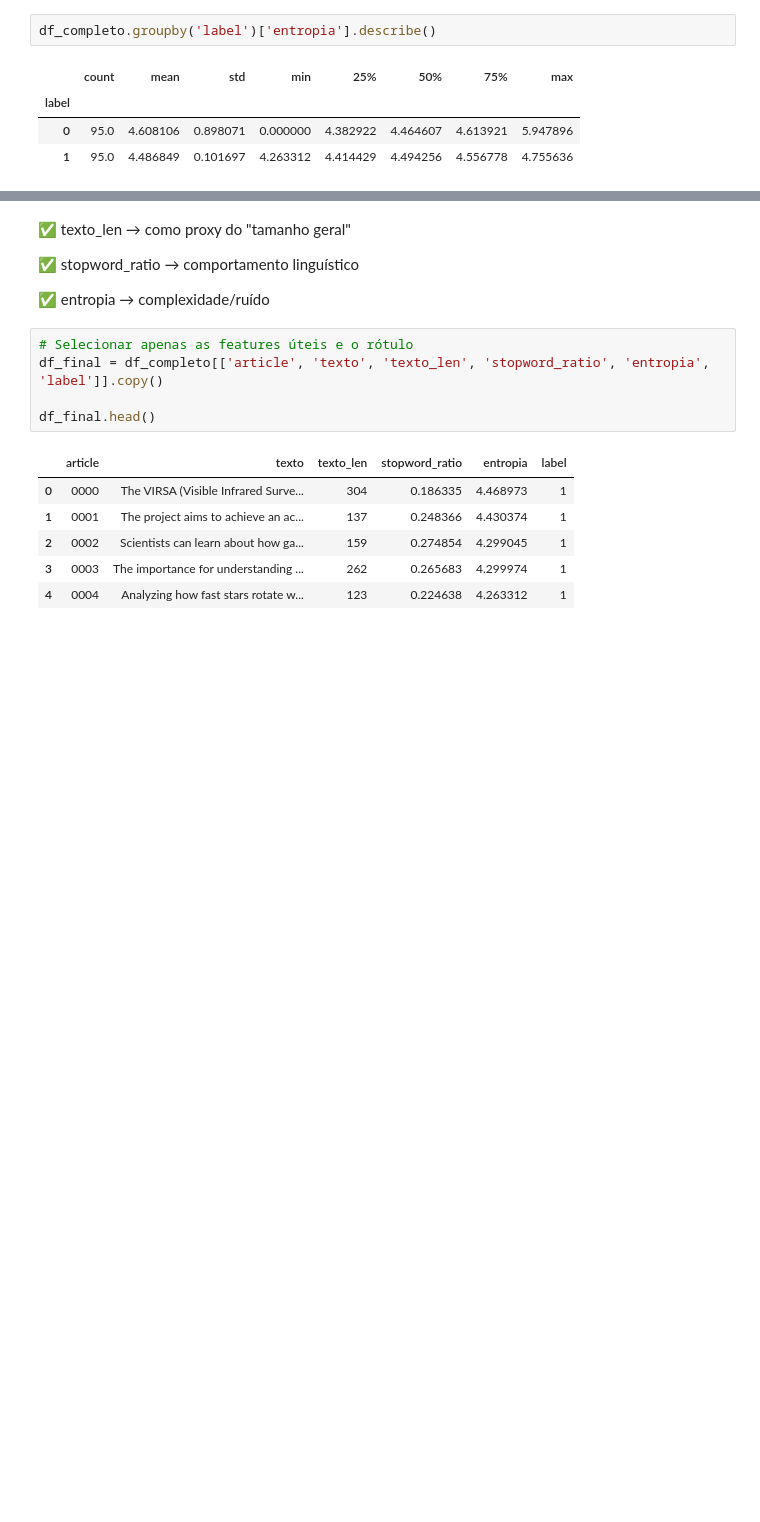
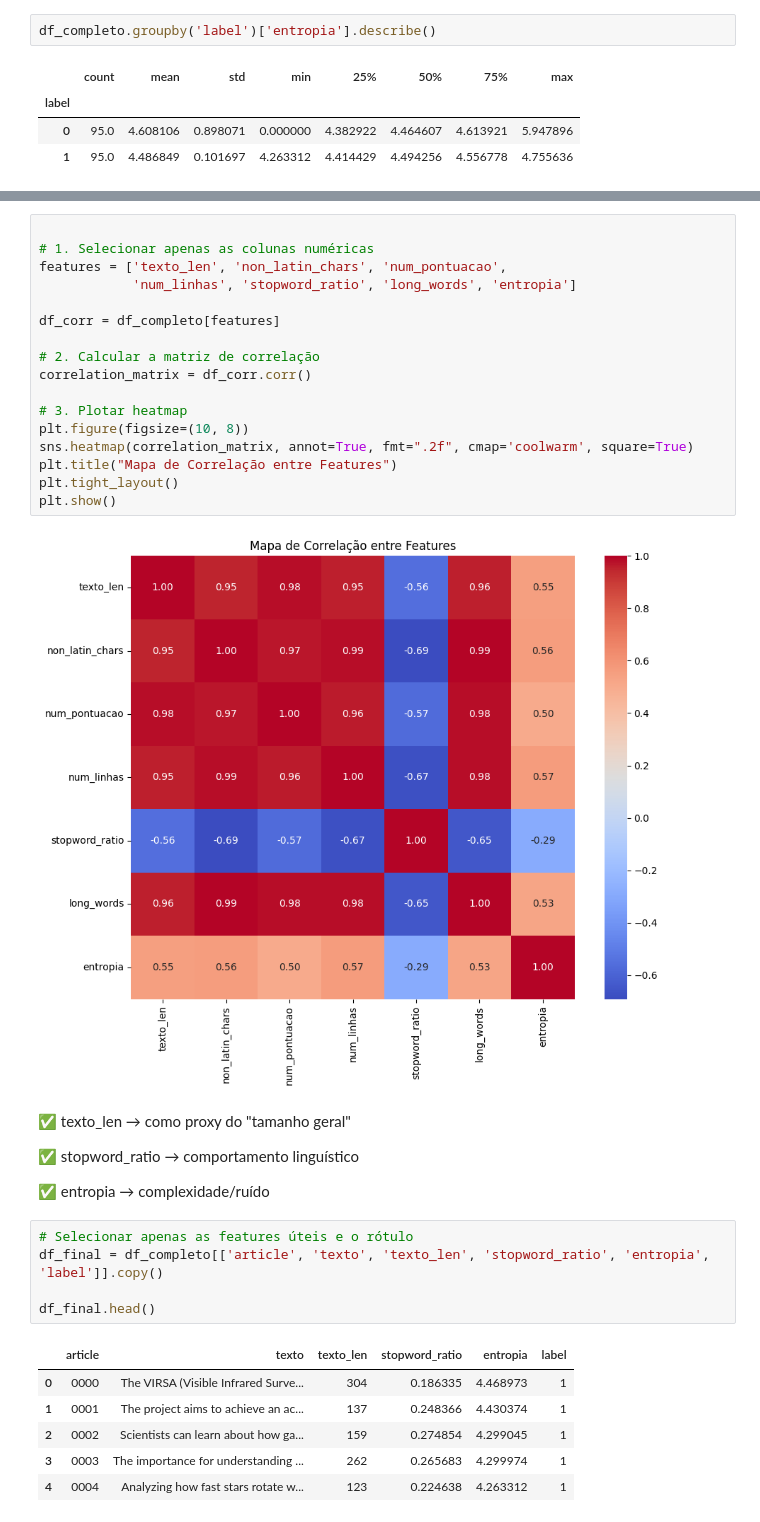
Before and after one commit to LeopoldoZanellato/the_impostor, a Jupyter notebook: notebooks/train.ipynb, the cells around one changed output, grey strips where cells are left out. Drawn from its saved outputs; the diff is of its cells as text; blank space fills up the shorter version.

```diff
--- a/explorer.ipynb
+++ b/notebooks/train.ipynb
@@ -345,6 +345,25 @@ df_completo.head()
 | 2 | 0002 | Scientists can learn about how ga... | 1 | 159 | 2 | 16 | 1 | 0.274854 | ... |
 | 3 | 0003 | The importance for understanding ... | 1 | 262 | 0 | 17 | 1 | 0.265683 | ... |
 | 4 | 0004 | Analyzing how fast stars rotate w... | 1 | 123 | 0 | 19 | 0 | 0.224638 | ... |
+# %%
+
+# 1. Selecionar apenas as colunas numéricas
+features = ['texto_len', 'non_latin_chars', 'num_pontuacao',
+            'num_linhas', 'stopword_ratio', 'long_words', 'entropia']
+
+df_corr = df_completo[features]
+
+# 2. Calcular a matriz de correlação
+correlation_matrix = df_corr.corr()
+
+# 3. Plotar heatmap
+plt.figure(figsize=(10, 8))
+sns.heatmap(correlation_matrix, annot=True, fmt=".2f", cmap='coolwarm', square=True)
+plt.title("Mapa de Correlação entre Features")
+plt.tight_layout()
+plt.show()
+# %% [output]
+[figure, added]
 # %% [markdown]
 ✅ texto_len → como proxy do "tamanho geral"
 
```
Also changed, not shown: parts of 2 cells of this notebook, 7 other files.
